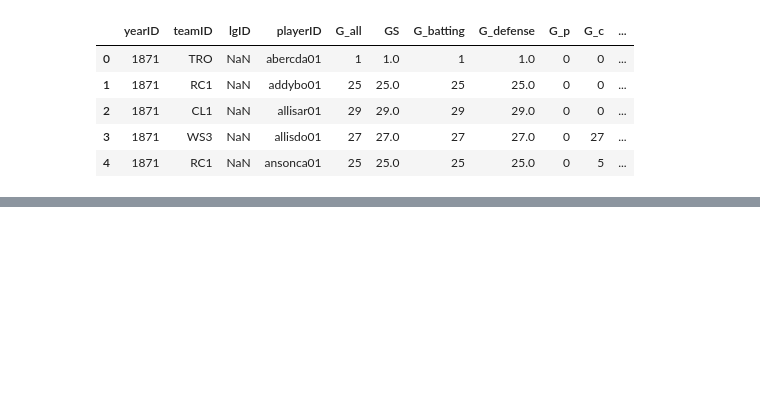
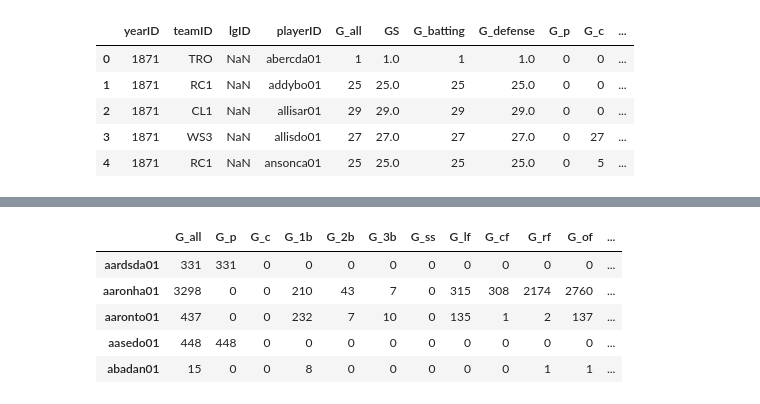
Before and after one commit to mariojrgithub/capstone, a Jupyter notebook: datacamp_codealong_classification.ipynb, the cells around one changed output, grey strips where cells are left out. Drawn from its saved outputs; the diff is of its cells as text; code cells hidden in the pictures; blank space fills up the shorter version.

```diff
--- a/datacamp_codealong_classification.ipynb
+++ b/datacamp_codealong_classification.ipynb
@@ -360,0 +377,6 @@ pos_df = pd.DataFrame.from_dict(pos_dict, orient='index')
+# %%
+# create list from columns of pos_df
+pos_col_list = pos_df.columns.tolist()
+# %%
+# remove G_all
+pos_col_list.remove('G_all')
@@ -360,0 +405,14 @@ pos_df = pd.DataFrame.from_dict(pos_dict, orient='index')
+# %%
+# loop through the list and divide each column by the players total games played
+for col in pos_col_list:
+    column = col +'_percent'
+    pos_df[column] = pos_df[col] /pos_df['G_all']
+
+pos_df.head()
+# %% [output]
+|  | G_all | G_p | G_c | G_1b | G_2b | G_3b | G_ss | G_lf | G_cf | G_rf | G_of | ... |
+| aardsda01 | 331 | 331 | 0 | 0 | 0 | 0 | 0 | 0 | 0 | 0 | 0 | ... |
+| aaronha01 | 3298 | 0 | 0 | 210 | 43 | 7 | 0 | 315 | 308 | 2174 | 2760 | ... |
+| aaronto01 | 437 | 0 | 0 | 232 | 7 | 10 | 0 | 135 | 1 | 2 | 137 | ... |
+| aasedo01 | 448 | 448 | 0 | 0 | 0 | 0 | 0 | 0 | 0 | 0 | 0 | ... |
+| abadan01 | 15 | 0 | 0 | 8 | 0 | 0 | 0 | 0 | 0 | 1 | 1 | ... |
```
Also changed, not shown: parts of 20 cells of this notebook.
